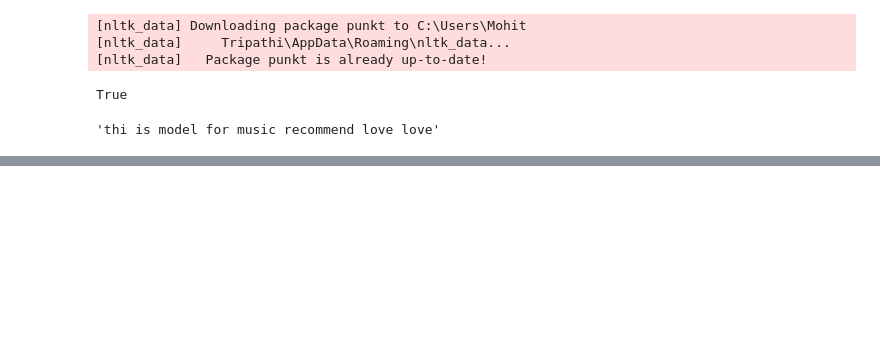
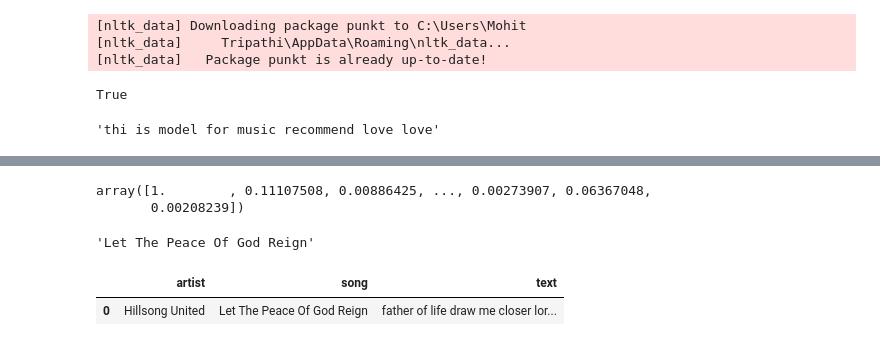
Before and after one commit to MohitT130/Music-Recommendation-System, a Jupyter notebook: Untitled.ipynb, the cells around one changed output, grey strips where cells are left out. Drawn from its saved outputs; the diff is of its cells as text; code cells hidden in the pictures; blank space fills up the shorter version.

```diff
--- a/Untitled.ipynb
+++ b/Untitled.ipynb
@@ -173,11 +173,12 @@ ps = PorterStemmer()   # created an object, ye base form mein laayega kisi bhi f
 
 # now tokanization ko perform karenge
 
-stemming = []
+  #stemming = []
 def tokenization(txt):       # we created an function jahan pe koyi saa bhi text aayega to uspe ye work karega
     tokens = nltk.word_tokenize(txt)
-    for w in tokens:      # w for words
-        stemming.append(ps.stem(w))     #empty list stemming mein ab sab append ho jaega
+    stemming = [ps.stem(w) for w in tokens]
+    #for w in tokens:      # w for words
+       # stemming.append(ps.stem(w))     #empty list stemming mein ab sab append ho jaega
 
     return " ".join(stemming)   # list ko string mein covert karke returning
 # %%
@@ -222,0 +252,14 @@ matrix.shape
+# %%
+similarity[0]
+# %% [output]
+array([1.        , 0.11107508, 0.00886425, ..., 0.00273907, 0.06367048,
+       0.00208239])
+# %%
+df['song'][0]
+# %% [output]
+'Let The Peace Of God Reign'
+# %%
+df[df['song'] == 'Let The Peace Of God Reign']
+# %% [output]
+|  | artist | song | text |
+| 0 | Hillsong United | Let The Peace Of God Reign | father of life draw me closer lor... |
```
Also changed, not shown: parts of 21 cells of this notebook, 10 other files.
